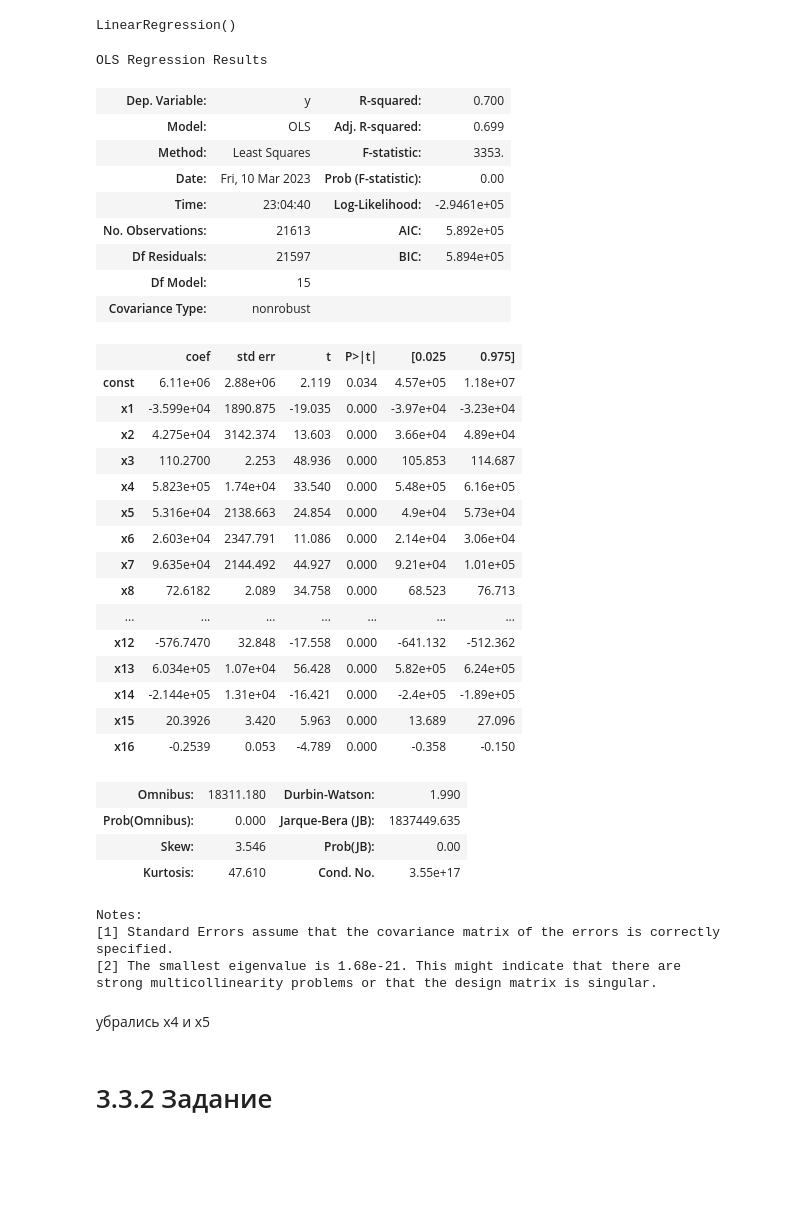
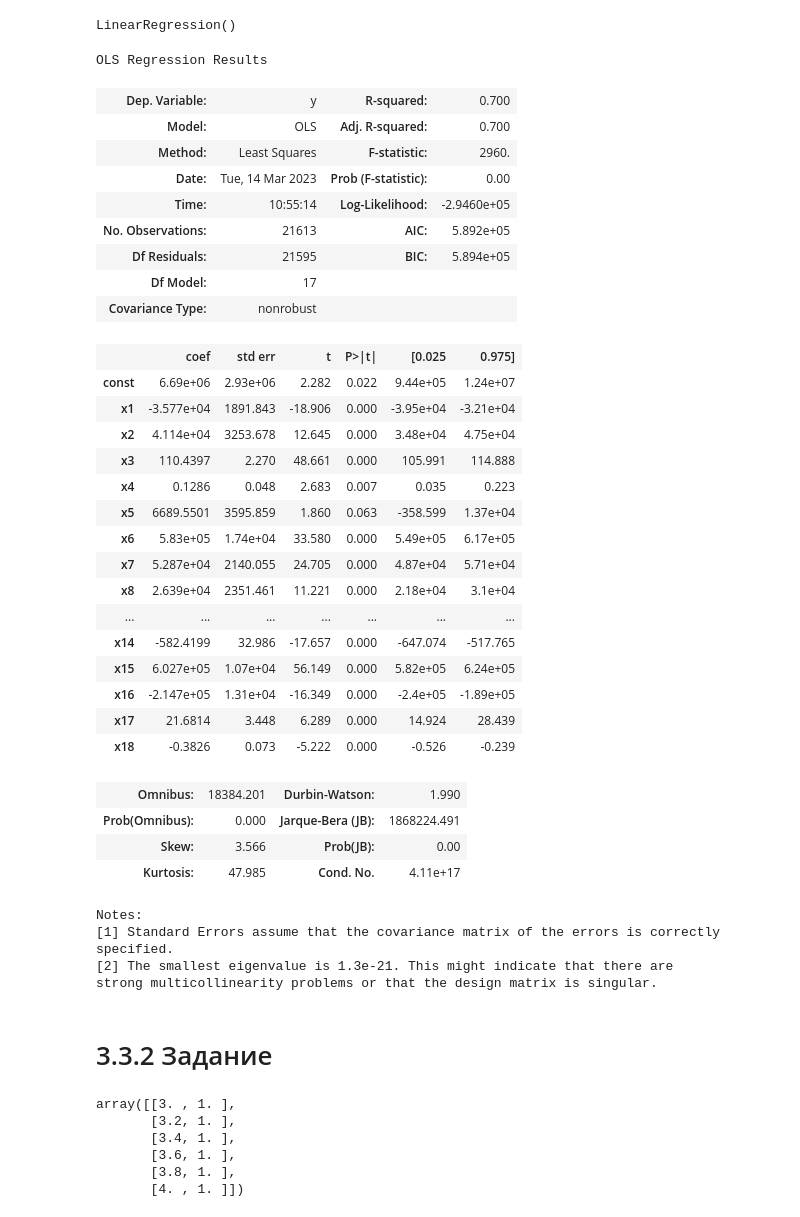
Before and after one commit to TimmmofeyD/WorkBook_AI, a Jupyter notebook: Lishchenko_Timofey_WorkBook4.ipynb, the cells around one changed output. Drawn from its saved outputs; the diff is of its cells as text; code cells hidden in the pictures; blank space fills up the shorter version.

```diff
--- a/Lishchenko_Timofey_WorkBook4.ipynb
+++ b/Lishchenko_Timofey_WorkBook4.ipynb
@@ -736,47 +786,55 @@ X_opt = X[:,[0,1,2,3,4,5,6,7,8,9,10,11,12,13,14,15,16,17,18]]
 # %%
 regression_OLS = sm.OLS(endog = Y , exog = X_opt).fit()
 regression_OLS.summary()
-
-X_opt = X[:,[0,1,2,3,6,7,8,9,10,11,12,13,14,15,16,17,18]]
-
-regression_OLS = sm.OLS(endog = Y , exog = X_opt).fit()
-regression_OLS.summary()
 # %% [output]
 OLS Regression Results
 | Dep. Variable: | y | R-squared: | 0.700 |
-| Model: | OLS | Adj. R-squared: | 0.699 |
-| Method: | Least Squares | F-statistic: | 3353. |
-| Date: | Fri, 10 Mar 2023 | Prob (F-statistic): | 0.00 |
-| Time: | 23:04:40 | Log-Likelihood: | -2.9461e+05 |
+| Model: | OLS | Adj. R-squared: | 0.700 |
+| Method: | Least Squares | F-statistic: | 2960. |
+| Date: | Tue, 14 Mar 2023 | Prob (F-statistic): | 0.00 |
+| Time: | 10:55:14 | Log-Likelihood: | -2.9460e+05 |
 | No. Observations: | 21613 | AIC: | 5.892e+05 |
-| Df Residuals: | 21597 | BIC: | 5.894e+05 |
-| Df Model: | 15 |  |  |
+| Df Residuals: | 21595 | BIC: | 5.894e+05 |
+| Df Model: | 17 |  |  |
 | Covariance Type: | nonrobust |  |  |
 |  | coef | std err | t | P>|t| | [0.025 | 0.975] |
-| const | 6.11e+06 | 2.88e+06 | 2.119 | 0.034 | 4.57e+05 | 1.18e+07 |
-| x1 | -3.599e+04 | 1890.875 | -19.035 | 0.000 | -3.97e+04 | -3.23e+04 |
-| x2 | 4.275e+04 | 3142.374 | 13.603 | 0.000 | 3.66e+04 | 4.89e+04 |
-| x3 | 110.2700 | 2.253 | 48.936 | 0.000 | 105.853 | 114.687 |
-| x4 | 5.823e+05 | 1.74e+04 | 33.540 | 0.000 | 5.48e+05 | 6.16e+05 |
-| x5 | 5.316e+04 | 2138.663 | 24.854 | 0.000 | 4.9e+04 | 5.73e+04 |
-| x6 | 2.603e+04 | 2347.791 | 11.086 | 0.000 | 2.14e+04 | 3.06e+04 |
-| x7 | 9.635e+04 | 2144.492 | 44.927 | 0.000 | 9.21e+04 | 1.01e+05 |
-| x8 | 72.6182 | 2.089 | 34.758 | 0.000 | 68.523 | 76.713 |
+| const | 6.69e+06 | 2.93e+06 | 2.282 | 0.022 | 9.44e+05 | 1.24e+07 |
+| x1 | -3.577e+04 | 1891.843 | -18.906 | 0.000 | -3.95e+04 | -3.21e+04 |
+| x2 | 4.114e+04 | 3253.678 | 12.645 | 0.000 | 3.48e+04 | 4.75e+04 |
+| x3 | 110.4397 | 2.270 | 48.661 | 0.000 | 105.991 | 114.888 |
+| x4 | 0.1286 | 0.048 | 2.683 | 0.007 | 0.035 | 0.223 |
+| x5 | 6689.5501 | 3595.859 | 1.860 | 0.063 | -358.599 | 1.37e+04 |
+| x6 | 5.83e+05 | 1.74e+04 | 33.580 | 0.000 | 5.49e+05 | 6.17e+05 |
+| x7 | 5.287e+04 | 2140.055 | 24.705 | 0.000 | 4.87e+04 | 5.71e+04 |
+| x8 | 2.639e+04 | 2351.461 | 11.221 | 0.000 | 2.18e+04 | 3.1e+04 |
 | ... | ... | ... | ... | ... | ... | ... |
-| x12 | -576.7470 | 32.848 | -17.558 | 0.000 | -641.132 | -512.362 |
-| x13 | 6.034e+05 | 1.07e+04 | 56.428 | 0.000 | 5.82e+05 | 6.24e+05 |
-| x14 | -2.144e+05 | 1.31e+04 | -16.421 | 0.000 | -2.4e+05 | -1.89e+05 |
-| x15 | 20.3926 | 3.420 | 5.963 | 0.000 | 13.689 | 27.096 |
-| x16 | -0.2539 | 0.053 | -4.789 | 0.000 | -0.358 | -0.150 |
+| x14 | -582.4199 | 32.986 | -17.657 | 0.000 | -647.074 | -517.765 |
+| x15 | 6.027e+05 | 1.07e+04 | 56.149 | 0.000 | 5.82e+05 | 6.24e+05 |
+| x16 | -2.147e+05 | 1.31e+04 | -16.349 | 0.000 | -2.4e+05 | -1.89e+05 |
+| x17 | 21.6814 | 3.448 | 6.289 | 0.000 | 14.924 | 28.439 |
+| x18 | -0.3826 | 0.073 | -5.222 | 0.000 | -0.526 | -0.239 |
-| Omnibus: | 18311.180 | Durbin-Watson: | 1.990 |
-| Prob(Omnibus): | 0.000 | Jarque-Bera (JB): | 1837449.635 |
-| Skew: | 3.546 | Prob(JB): | 0.00 |
-| Kurtosis: | 47.610 | Cond. No. | 3.55e+17 |
+| Omnibus: | 18384.201 | Durbin-Watson: | 1.990 |
+| Prob(Omnibus): | 0.000 | Jarque-Bera (JB): | 1868224.491 |
+| Skew: | 3.566 | Prob(JB): | 0.00 |
+| Kurtosis: | 47.985 | Cond. No. | 4.11e+17 |
 Notes:
 [1] Standard Errors assume that the covariance matrix of the errors is correctly specified.
-[2] The smallest eigenvalue is 1.68e-21. This might indicate that there are
+[2] The smallest eigenvalue is 1.3e-21. This might indicate that there are
 strong multicollinearity problems or that the design matrix is singular.
-# %% [markdown]
-<p>убрались x4 и x5 </p>
 # %% [markdown]
 # 3.3.2 Задание
+# %%
+import numpy as np
+x = [3.0,3.2,3.4,3.6,3.8,4.0]
+y = [6.0,2.0,6.0,4.0,3.0,4.0]
+new_y = np.array(y)
+new_x = np.array(x)
+A = np.vstack([new_x,np.ones(len(new_x))]).T
+A
+# %% [output]
+array([[3. , 1. ],
+       [3.2, 1. ],
+       [3.4, 1. ],
+       [3.6, 1. ],
+       [3.8, 1. ],
+       [4. , 1. ]])
```
Also changed, not shown: parts of 23 cells of this notebook.
